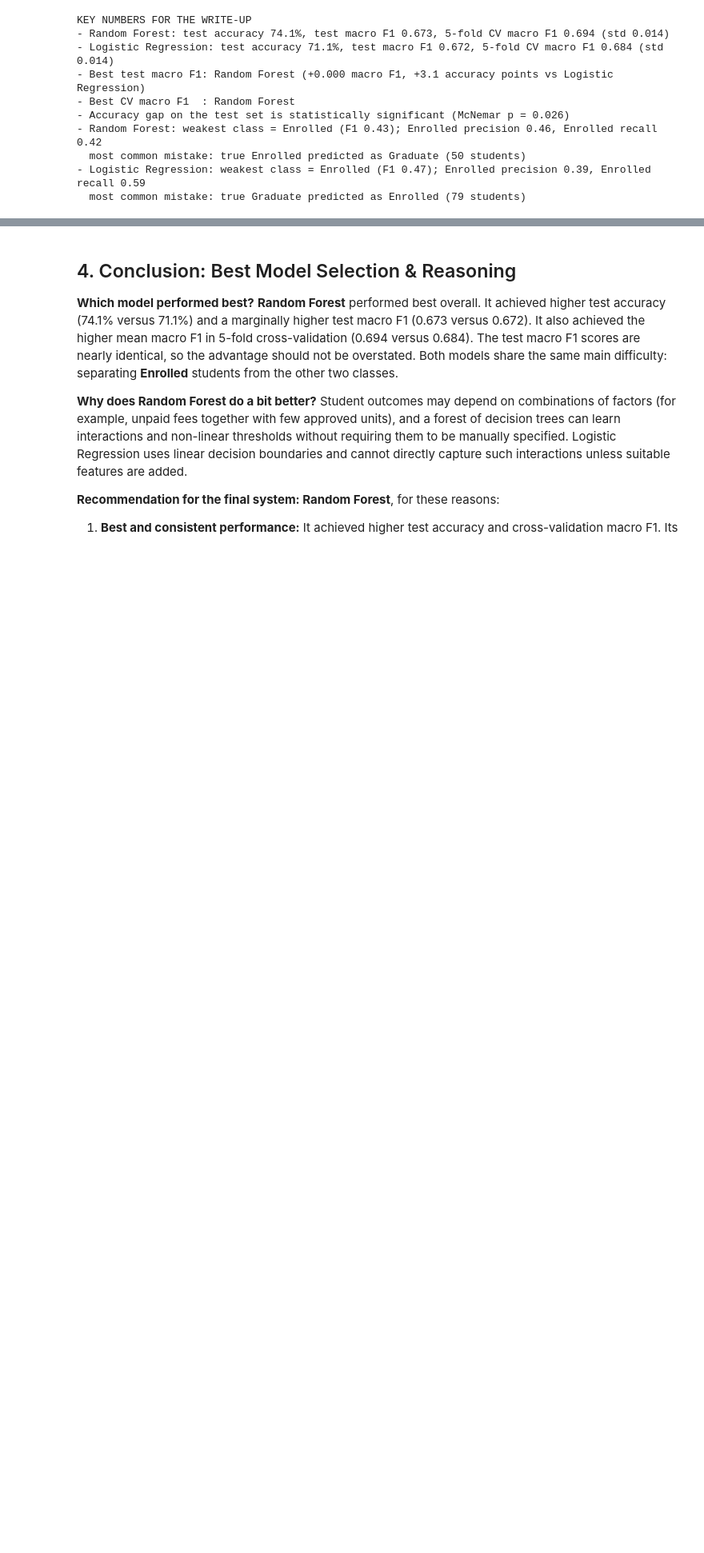
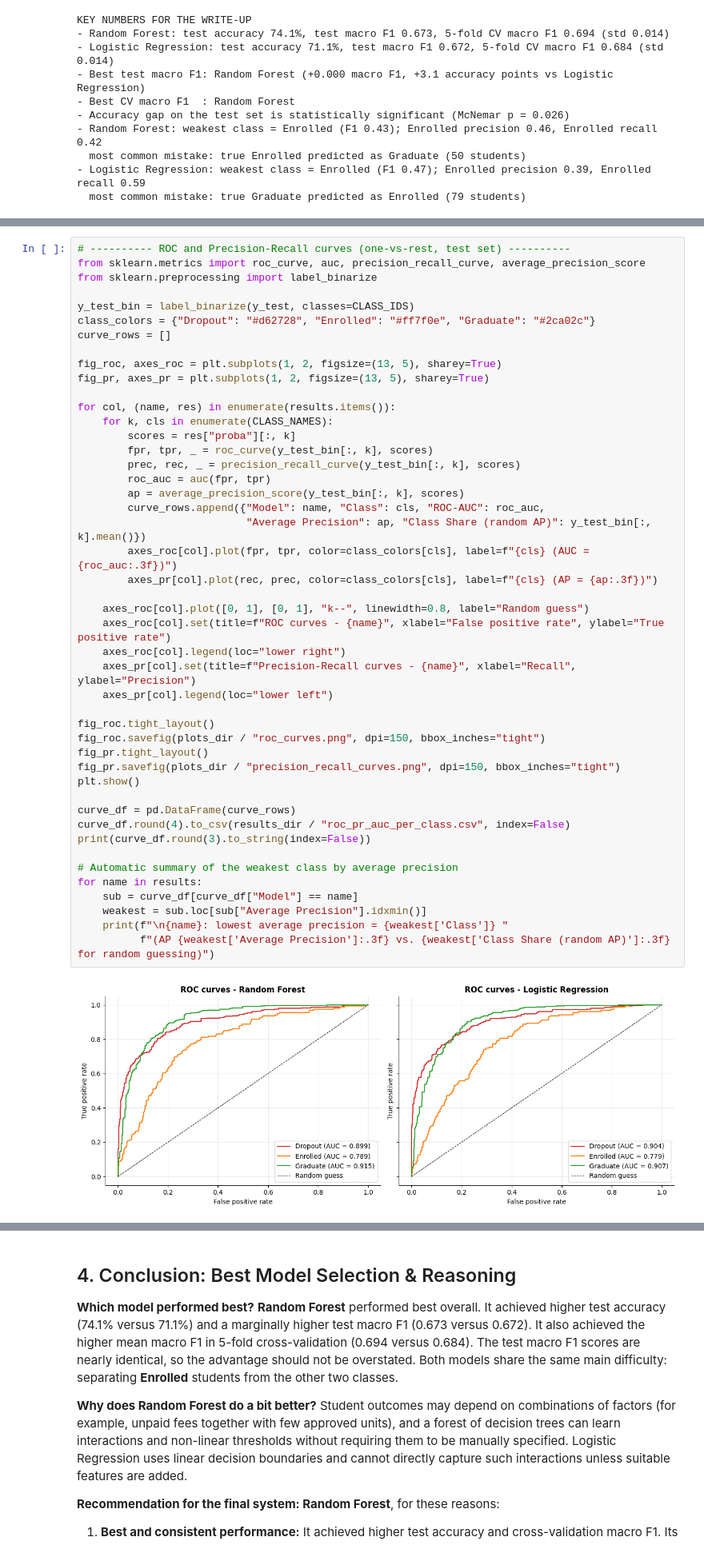
Before and after one commit to Aldanahth/SW485-Project-Group4, a Jupyter notebook: Phase1_Supervised_Learning.ipynb, the cells around one changed output, grey strips where cells are left out. Shown at 80% size. Saved outputs shown, nothing was run; the diff lists cells and outputs as text; blank space fills up the shorter version.

```diff
--- a/Phase1_Supervised_Learning.ipynb
+++ b/Phase1_Supervised_Learning.ipynb
@@ -965,0 +1025,48 @@ KEY NUMBERS FOR THE WRITE-UP
+# %%
+# ---------- ROC and Precision-Recall curves (one-vs-rest, test set) ----------
+from sklearn.metrics import roc_curve, auc, precision_recall_curve, average_precision_score
+from sklearn.preprocessing import label_binarize
+
+y_test_bin = label_binarize(y_test, classes=CLASS_IDS)
+class_colors = {"Dropout": "#d62728", "Enrolled": "#ff7f0e", "Graduate": "#2ca02c"}
+curve_rows = []
+
+fig_roc, axes_roc = plt.subplots(1, 2, figsize=(13, 5), sharey=True)
+fig_pr, axes_pr = plt.subplots(1, 2, figsize=(13, 5), sharey=True)
+
+for col, (name, res) in enumerate(results.items()):
+    for k, cls in enumerate(CLASS_NAMES):
+        scores = res["proba"][:, k]
+        fpr, tpr, _ = roc_curve(y_test_bin[:, k], scores)
+        prec, rec, _ = precision_recall_curve(y_test_bin[:, k], scores)
+        roc_auc = auc(fpr, tpr)
+        ap = average_precision_score(y_test_bin[:, k], scores)
+        curve_rows.append({"Model": name, "Class": cls, "ROC-AUC": roc_auc,
+                           "Average Precision": ap, "Class Share (random AP)": y_test_bin[:, k].mean()})
+        axes_roc[col].plot(fpr, tpr, color=class_colors[cls], label=f"{cls} (AUC = {roc_auc:.3f})")
+        axes_pr[col].plot(rec, prec, color=class_colors[cls], label=f"{cls} (AP = {ap:.3f})")
+
+    axes_roc[col].plot([0, 1], [0, 1], "k--", linewidth=0.8, label="Random guess")
+    axes_roc[col].set(title=f"ROC curves - {name}", xlabel="False positive rate", ylabel="True positive rate")
+    axes_roc[col].legend(loc="lower right")
+    axes_pr[col].set(title=f"Precision-Recall curves - {name}", xlabel="Recall", ylabel="Precision")
+    axes_pr[col].legend(loc="lower left")
+
+fig_roc.tight_layout()
+fig_roc.savefig(plots_dir / "roc_curves.png", dpi=150, bbox_inches="tight")
+fig_pr.tight_layout()
+fig_pr.savefig(plots_dir / "precision_recall_curves.png", dpi=150, bbox_inches="tight")
+plt.show()
+
+curve_df = pd.DataFrame(curve_rows)
+curve_df.round(4).to_csv(results_dir / "roc_pr_auc_per_class.csv", index=False)
+print(curve_df.round(3).to_string(index=False))
+
+# Automatic summary of the weakest class by average precision
+for name in results:
+    sub = curve_df[curve_df["Model"] == name]
+    weakest = sub.loc[sub["Average Precision"].idxmin()]
+    print(f"\n{name}: lowest average precision = {weakest['Class']} "
+          f"(AP {weakest['Average Precision']:.3f} vs. {weakest['Class Share (random AP)']:.3f} for random guessing)")
+# %% [output]
+[figure, added]
```
Also changed, not shown: parts of 8 cells of this notebook.
